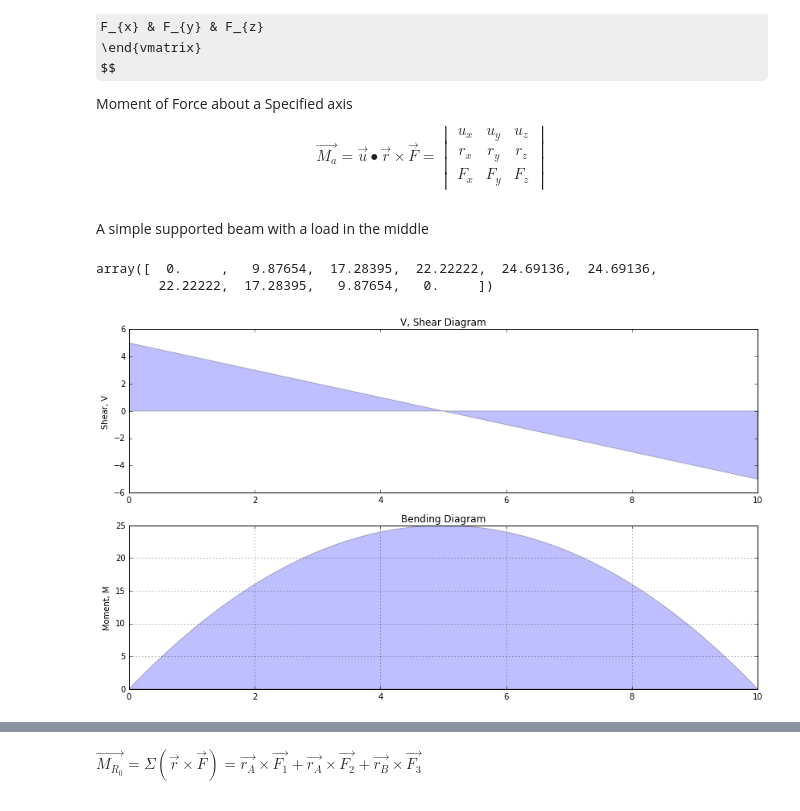
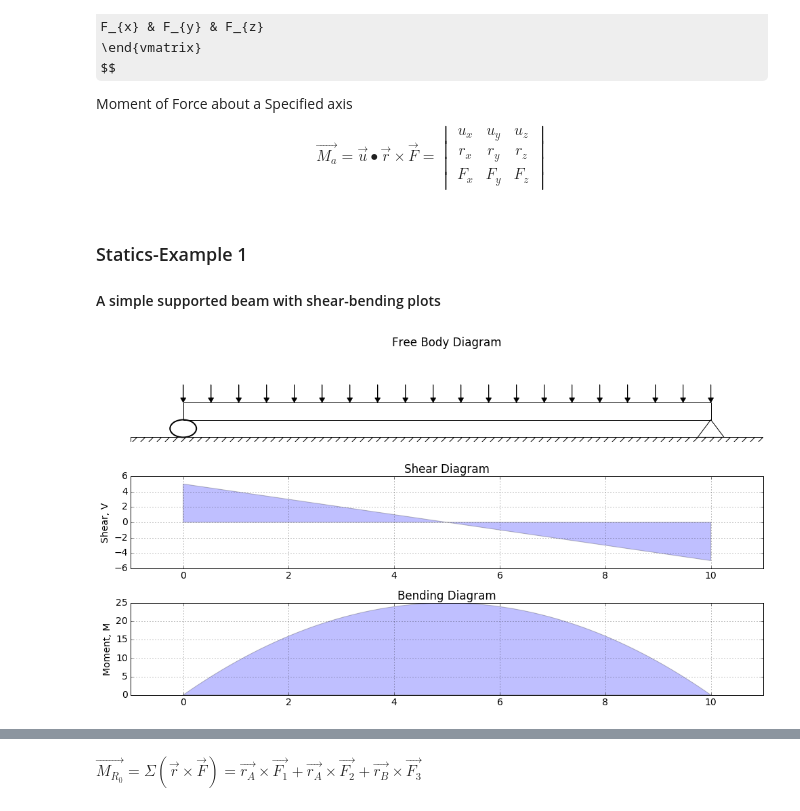
Before and after one commit to nagordon/mechpy, a Jupyter notebook: mechpy.ipynb, the cells around one changed output, grey strips where cells are left out. Drawn from its saved outputs; the diff is of its cells as text; code cells hidden in the pictures; some formulas as TeX source.

Commit message:
trying to figure out how to organize everything, structure is key

```diff
--- a/mechpy.ipynb
+++ b/mechpy.ipynb
@@ -187,0 +45,16 @@ plt.rcParams['legend.fontsize'] = 16
+# %%
+# setup
+import numpy as np
+import sympy as sp
+import scipy
+from pprint import pprint
+sp.init_printing(use_latex='mathjax')
+
+import matplotlib.pyplot as plt
+plt.rcParams['figure.figsize'] = (12, 8)  # (width, height)
+plt.rcParams['font.size'] = 14
+plt.rcParams['legend.fontsize'] = 16
+from matplotlib import patches
+
+get_ipython().magic('matplotlib')  # seperate window
+get_ipython().magic('matplotlib inline') # inline plotting
@@ -237,42 +112,73 @@ $$
     F_{x} & F_{y} & F_{z}
 \end{vmatrix}
 $$
-# %% [markdown]
-A simple supported beam with a load in the middle
-# %%
-
-y
-# %% [output]
-array([  0.     ,   9.87654,  17.28395,  22.22222,  24.69136,  24.69136,
-        22.22222,  17.28395,   9.87654,   0.     ])
+# %% [markdown]
+### Statics-Example 1
+#### A simple supported beam with shear-bending plots
 # %%
 L = 10
 b = 5
 a = 3
 P = 10
 
 plt.rcParams['figure.figsize'] = (14, 8)  # (width, height)
 
-plt.figure()
+fig1 = plt.figure()
+
+#plt.subplot(3,1,1)
+#ax = plt.gca()
+ax1 = fig1.add_subplot(311)#, aspect='equal')
+
+
+plt.xlim([-1, L+1])
+plt.ylim([-1, P*2])
+
+# add rigid ground
+rectangle = plt.Rectangle((-1, -2), L+2, 2, hatch='//', fill=False)
+ax1.add_patch(rectangle)
+
+# add rigid rollers
+#circle = plt.Circle((0, 5), radius=1, fc='g')
+#ax.add_patch(circle)
+e1 = patches.Ellipse((0, 2), .5, 4, angle=0, linewidth=2, fill=False, zorder=2)
+ax1.add_patch(e1)
+
+points = [[10, 4], [9.75, 0], [10.25,0]]
+polygon = plt.Polygon(points, fill=False)
+ax1.add_patch(polygon)
+
+# add beam
+rectangle = plt.Rectangle((0, 4), L, 4, fill=False)
+ax1.add_patch(rectangle)
+
+# add load
+for k in np.linspace(0,L,20):
+    ax1.arrow(k, 12, 0, -3, head_width=L*.01, head_length=L*.1, fc='k', ec='k')
+plt.title('Free Body Diagram')
+plt.axis('off') # removes axis and labels
+#ax1.set_yticklabels('')
 
 x = [0,0,L,L]
 y = [0,5,-5,0]
-plt.subplot(2,1,1)
+plt.subplot(3,1,2)
 plt.ylabel('Shear, V')
-plt.title('V, Shear Diagram')
+plt.title('Shear Diagram')
 plt.fill(x, y, 'b', alpha=0.25)
-
-import numpy as np
+plt.grid(True)
+plt.xlim([-1, 11])
 
 x = np.linspace(-L/2,L/2,100)
 y = -(x**2)+(np.max(x**2))
 x = np.linspace(0,L,100)
-plt.subplot(2,1,2)
+plt.subplot(3,1,3)
 plt.title('Bending Diagram')
 plt.ylabel('Moment, M')
 plt.fill(x, y, 'b', alpha=0.25)
+plt.grid(True)
+plt.xlim([-1, 11])
 
-plt.grid(True)
+plt.tight_layout()
+
 plt.show()
 # %% [output]
-[figure, old version]
+[figure, new version]
```
Also changed, not shown: parts of 116 cells of this notebook, 1 other file.
